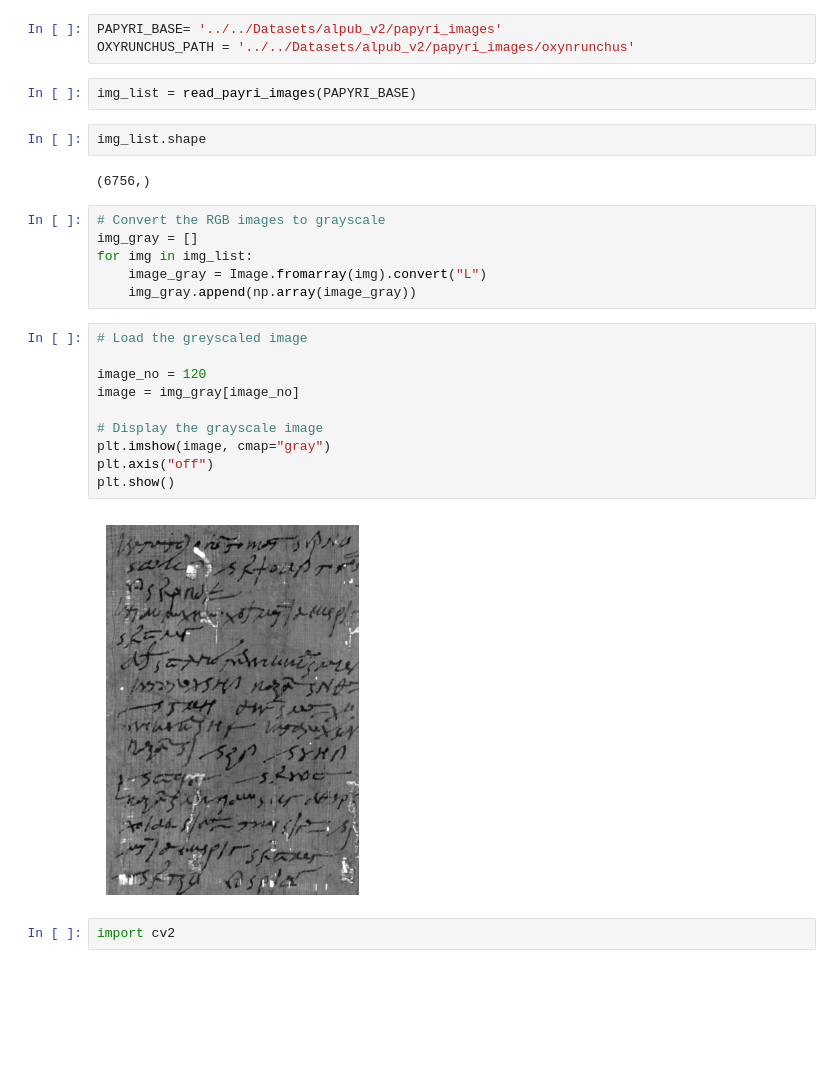
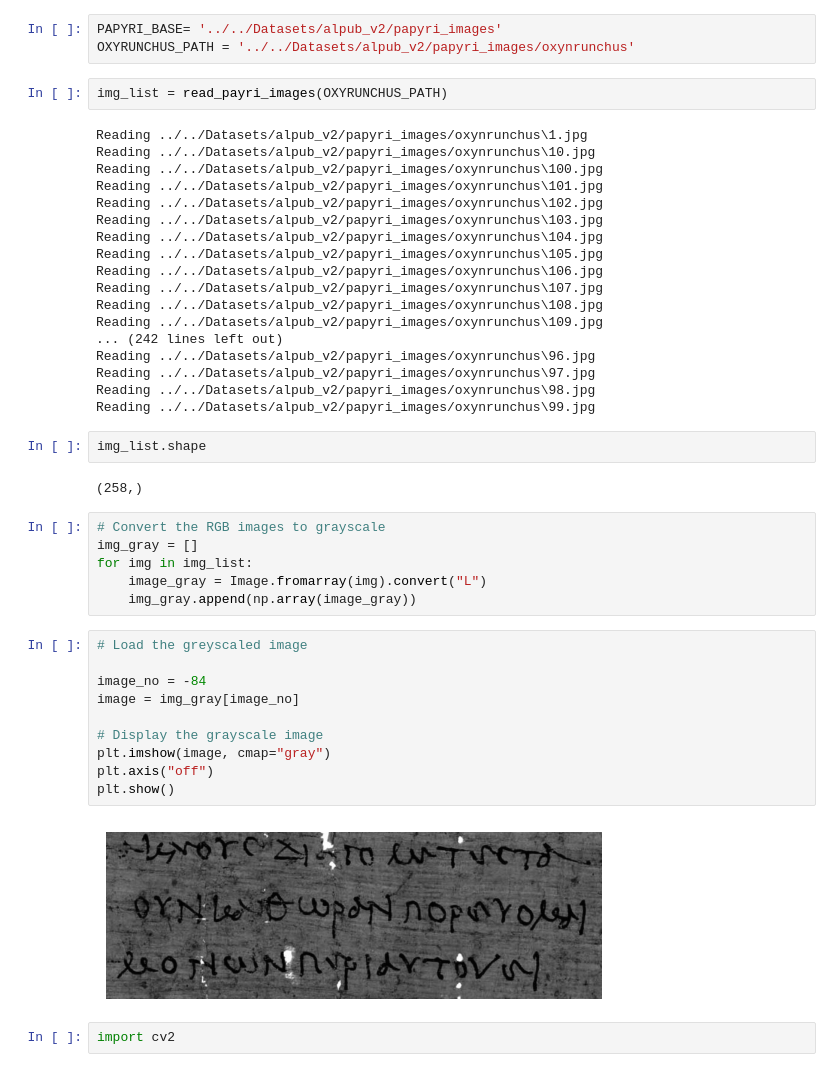
Before and after one commit to Wishmitha/Vesuvius, a Jupyter notebook: alpub_autoencoder/papyri_image_processor.ipynb, the cells around one changed output. Saved outputs shown, nothing was run; the diff lists cells and outputs as text; blank space fills up the shorter version.

```diff
--- a/alpub_autoencoder/papyri_image_processor.ipynb
+++ b/alpub_autoencoder/papyri_image_processor.ipynb
@@ -23,11 +23,29 @@ The autoreload extension is already loaded. To reload it, use:
 PAPYRI_BASE= '../../Datasets/alpub_v2/papyri_images'
 OXYRUNCHUS_PATH = '../../Datasets/alpub_v2/papyri_images/oxynrunchus'
 # %%
-img_list = read_payri_images(PAPYRI_BASE)
+img_list = read_payri_images(OXYRUNCHUS_PATH)
+# %% [output]
+Reading ../../Datasets/alpub_v2/papyri_images/oxynrunchus\1.jpg
+Reading ../../Datasets/alpub_v2/papyri_images/oxynrunchus\10.jpg
+Reading ../../Datasets/alpub_v2/papyri_images/oxynrunchus\100.jpg
+Reading ../../Datasets/alpub_v2/papyri_images/oxynrunchus\101.jpg
+Reading ../../Datasets/alpub_v2/papyri_images/oxynrunchus\102.jpg
+Reading ../../Datasets/alpub_v2/papyri_images/oxynrunchus\103.jpg
+Reading ../../Datasets/alpub_v2/papyri_images/oxynrunchus\104.jpg
+Reading ../../Datasets/alpub_v2/papyri_images/oxynrunchus\105.jpg
+Reading ../../Datasets/alpub_v2/papyri_images/oxynrunchus\106.jpg
+Reading ../../Datasets/alpub_v2/papyri_images/oxynrunchus\107.jpg
+Reading ../../Datasets/alpub_v2/papyri_images/oxynrunchus\108.jpg
+Reading ../../Datasets/alpub_v2/papyri_images/oxynrunchus\109.jpg
+... (242 lines left out)
+Reading ../../Datasets/alpub_v2/papyri_images/oxynrunchus\96.jpg
+Reading ../../Datasets/alpub_v2/papyri_images/oxynrunchus\97.jpg
+Reading ../../Datasets/alpub_v2/papyri_images/oxynrunchus\98.jpg
+Reading ../../Datasets/alpub_v2/papyri_images/oxynrunchus\99.jpg
 # %%
 img_list.shape
 # %% [output]
-(6756,)
+(258,)
 # %%
 # Convert the RGB images to grayscale
 img_gray = []
@@ -37,15 +55,15 @@ for img in img_list:
 # %%
 # Load the greyscaled image
 
-image_no = 120
+image_no = -84
 image = img_gray[image_no]
 
 # Display the grayscale image
 plt.imshow(image, cmap="gray")
 plt.axis("off")
 plt.show()
 # %% [output]
-[figure, old version]
+[figure, new version]
 # %%
 import cv2
 # %%
```
Also changed, not shown: parts of 2 cells of this notebook, 7 other files.
